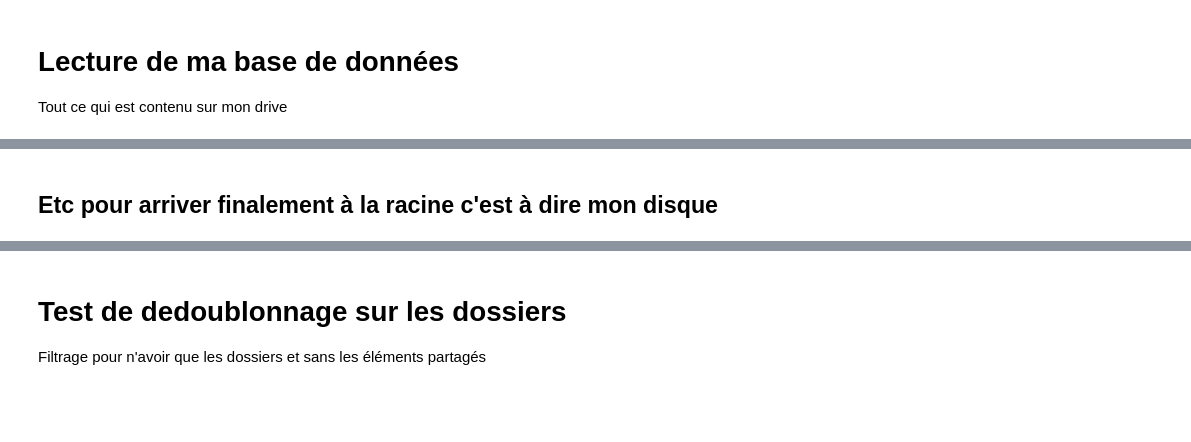
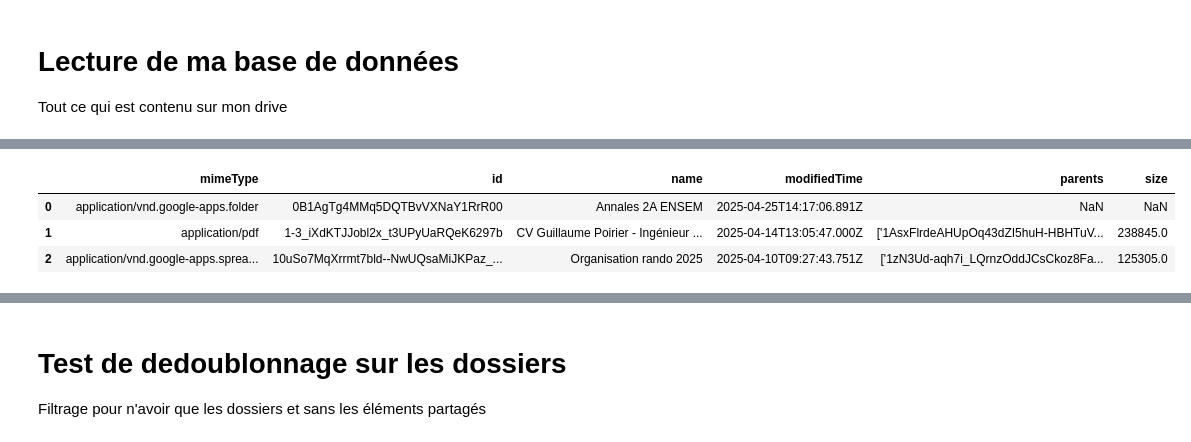
Before and after one commit to GuillaumePoirier1996/gdrive-cleaner, a Jupyter notebook: src/test.ipynb, the cells around one changed output, grey strips where cells are left out. Drawn from its saved outputs; the diff is of its cells as text; code cells hidden in the pictures; blank space fills up the shorter version.

```diff
--- a/src/test.ipynb
+++ b/src/test.ipynb
@@ -52,2 +18,0 @@ df[df['id'] == "12W8vXDybQBCYHbp3HxZr48mOrmOKounU"]
-# %% [markdown]
-## Etc pour arriver finalement à la racine c'est à dire mon disque
@@ -61,0 +19,7 @@ df[df['id'] == "0AIFpqg8Pz0O0Uk9PVA"]
+# %%
+df.head(3)
+# %% [output]
+|  | mimeType | id | name | modifiedTime | parents | size |
+| 0 | application/vnd.google-apps.folder | 0B1AgTg4MMq5DQTBvVXNaY1RrR00 | Annales 2A ENSEM | 2025-04-25T14:17:06.891Z | NaN | NaN |
+| 1 | application/pdf | 1-3_iXdKTJJobl2x_t3UPyUaRQeK6297b | CV Guillaume Poirier - Ingénieur ... | 2025-04-14T13:05:47.000Z | ['1AsxFlrdeAHUpOq43dZI5huH-HBHTuV... | 238845.0 |
+| 2 | application/vnd.google-apps.sprea... | 10uSo7MqXrrmt7bld--NwUQsaMiJKPaz_... | Organisation rando 2025 | 2025-04-10T09:27:43.751Z | ['1zN3Ud-aqh7i_LQrnzOddJCsCkoz8Fa... | 125305.0 |
```
Also changed, not shown: parts of 49 cells of this notebook, 5 other files.
